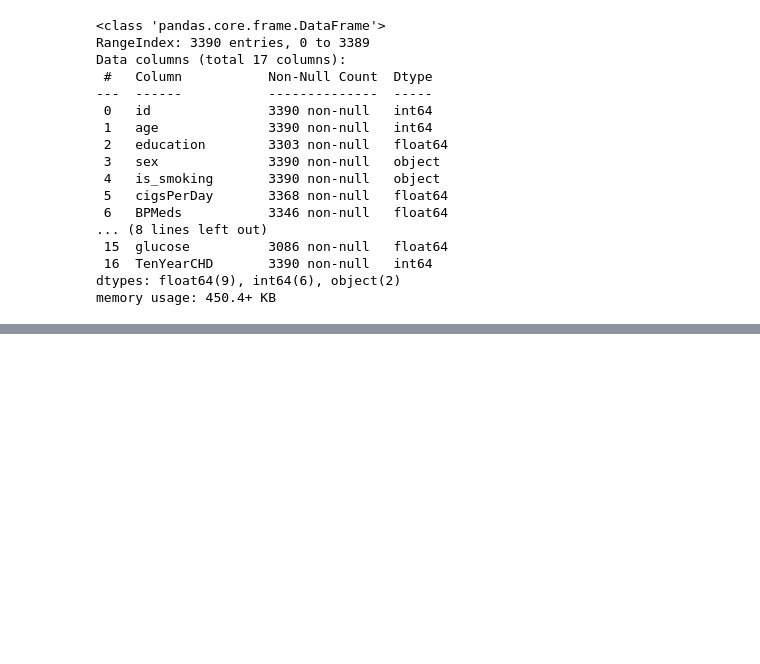
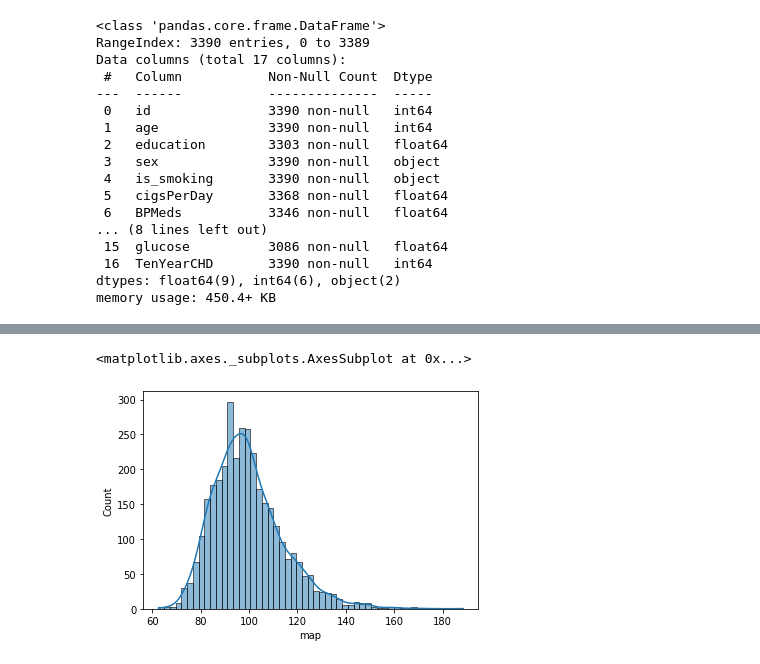
Before and after one commit to niteshavagabond/Cardiovascular-Risk-Prediction, a Jupyter notebook: Cardiovascular_Risk_Prediction.ipynb, the cells around one changed output, grey strips where cells are left out. Cells and saved outputs as stored; diff of their text form; code cells hidden in the pictures; blank space fills up the shorter version.

```diff
--- a/Cardiovascular_Risk_Prediction.ipynb
+++ b/Cardiovascular_Risk_Prediction.ipynb
@@ -129,0 +180,5 @@ df[df.duplicated()].shape
+# %%
+sns.histplot(df['map'],kde=True)
+# %% [output]
+<matplotlib.axes._subplots.AxesSubplot at 0x...>
+[figure, added]
```
Also changed, not shown: parts of 13 cells of this notebook.
